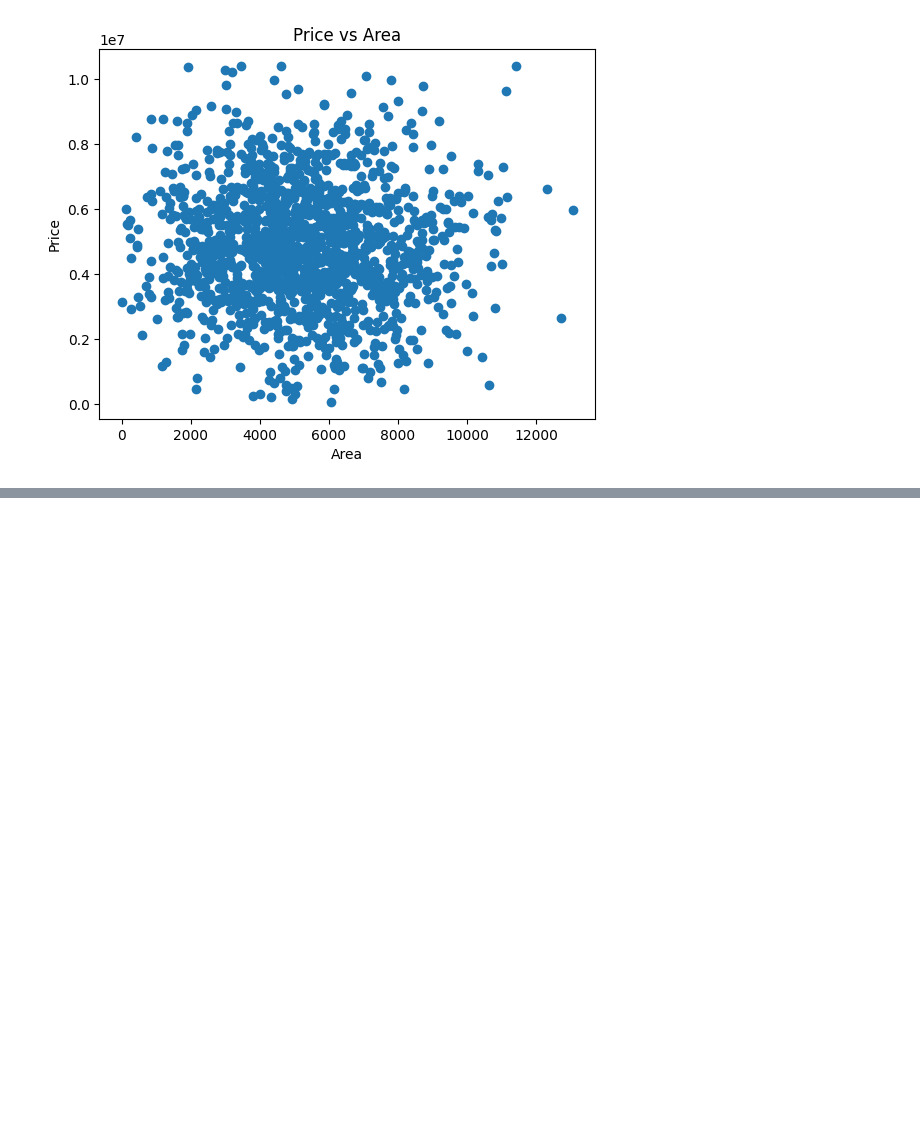
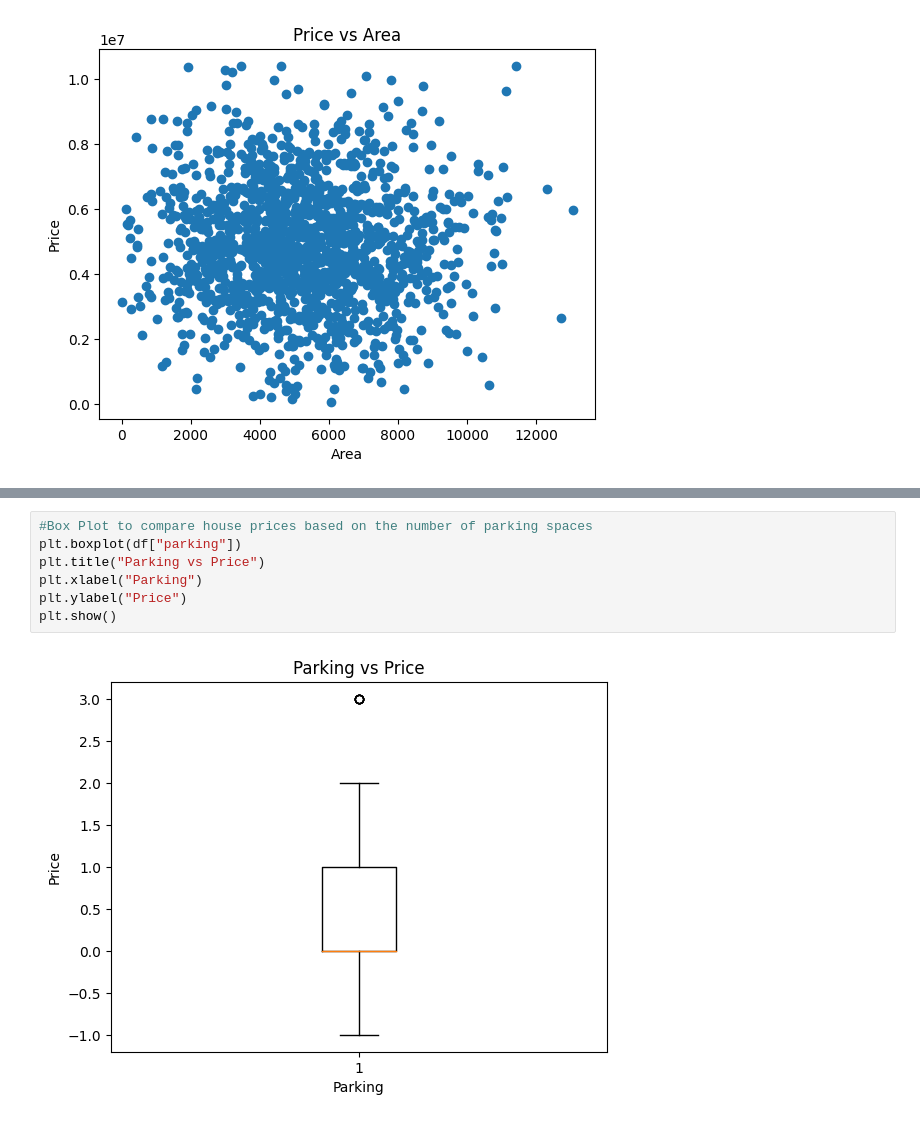
Before and after one commit to halchemylab/Housing-Prices-Machine-Learning-Project, a Jupyter notebook: analysis.ipynb, the cells around one changed output, grey strips where cells are left out. Saved outputs shown, nothing was run; the diff lists cells and outputs as text; blank space fills up the shorter version.

```diff
--- a/analysis.ipynb
+++ b/analysis.ipynb
@@ -151,0 +162,9 @@ plt.show()
+# %%
+#Box Plot to compare house prices based on the number of parking spaces
+plt.boxplot(df["parking"])
+plt.title("Parking vs Price")
+plt.xlabel("Parking")
+plt.ylabel("Price")
+plt.show()
+# %% [output]
+[figure, added]
```
Also changed, not shown: parts of 2 cells of this notebook.
